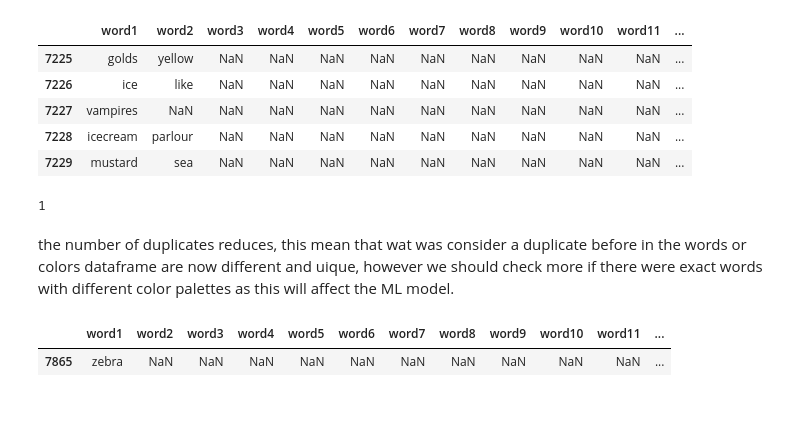
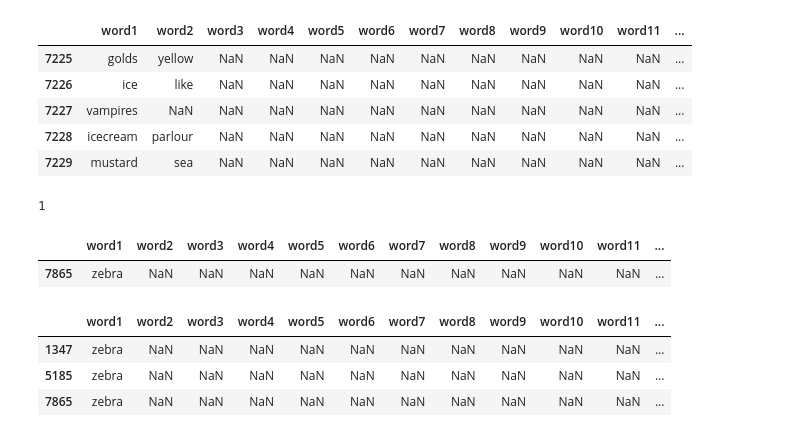
Before and after one commit to MaryaRB/ColorPaletteGenerator, a Jupyter notebook: data/EDA.ipynb, the cells around one changed output. Saved outputs shown, nothing was run; the diff lists cells and outputs as text; code cells hidden in the pictures; blank space fills up the shorter version.

```diff
--- a/data/EDA.ipynb
+++ b/data/EDA.ipynb
@@ -364,11 +380,16 @@ text2palette_df.iloc[7225:7230,:]
 text2palette_df.duplicated().sum()
 # %% [output]
 1
-# %% [markdown]
-the number of duplicates reduces, this mean that wat was consider a duplicate before in the words or colors dataframe are now different and uique, however we should check more if there were exact words with different color palettes as this will affect the ML model.
 # %%
 #looking at the duplicates
 text2palette_df[text2palette_df.duplicated()]
 # %% [output]
 |  | word1 | word2 | word3 | word4 | word5 | word6 | word7 | word8 | word9 | word10 | word11 | ... |
 | 7865 | zebra | NaN | NaN | NaN | NaN | NaN | NaN | NaN | NaN | NaN | NaN | ... |
+# %%
+text2palette_df[text2palette_df['word1']=='zebra']
+# %% [output]
+|  | word1 | word2 | word3 | word4 | word5 | word6 | word7 | word8 | word9 | word10 | word11 | ... |
+| 1347 | zebra | NaN | NaN | NaN | NaN | NaN | NaN | NaN | NaN | NaN | NaN | ... |
+| 5185 | zebra | NaN | NaN | NaN | NaN | NaN | NaN | NaN | NaN | NaN | NaN | ... |
+| 7865 | zebra | NaN | NaN | NaN | NaN | NaN | NaN | NaN | NaN | NaN | NaN | ... |
```
Also changed, not shown: parts of 6 cells of this notebook, 1 other file.
